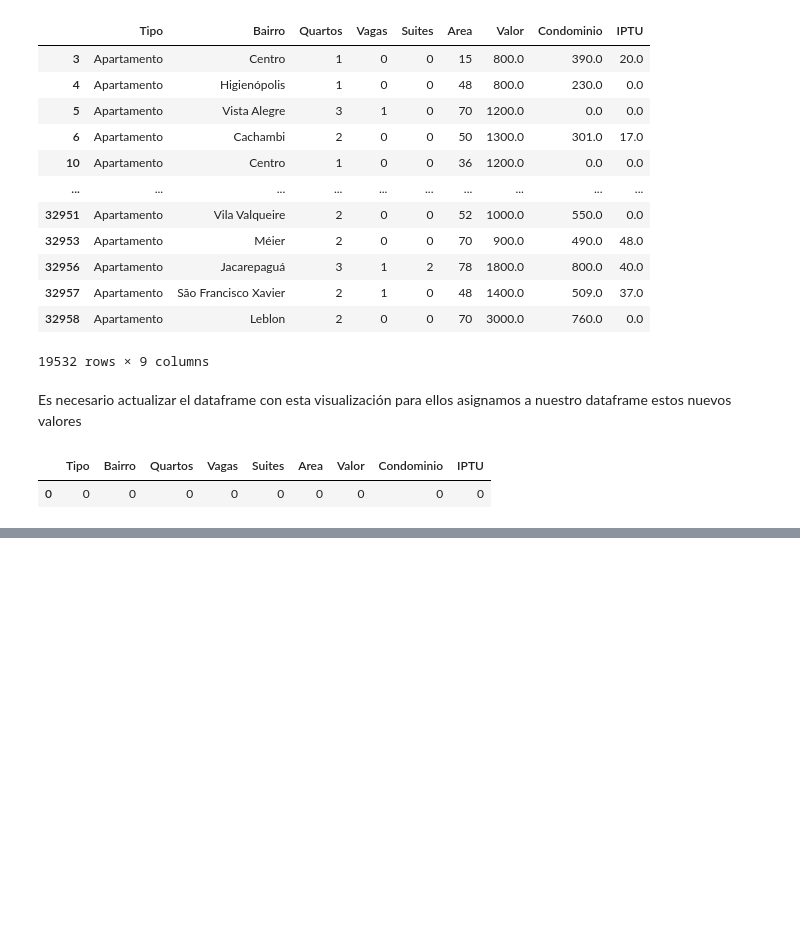
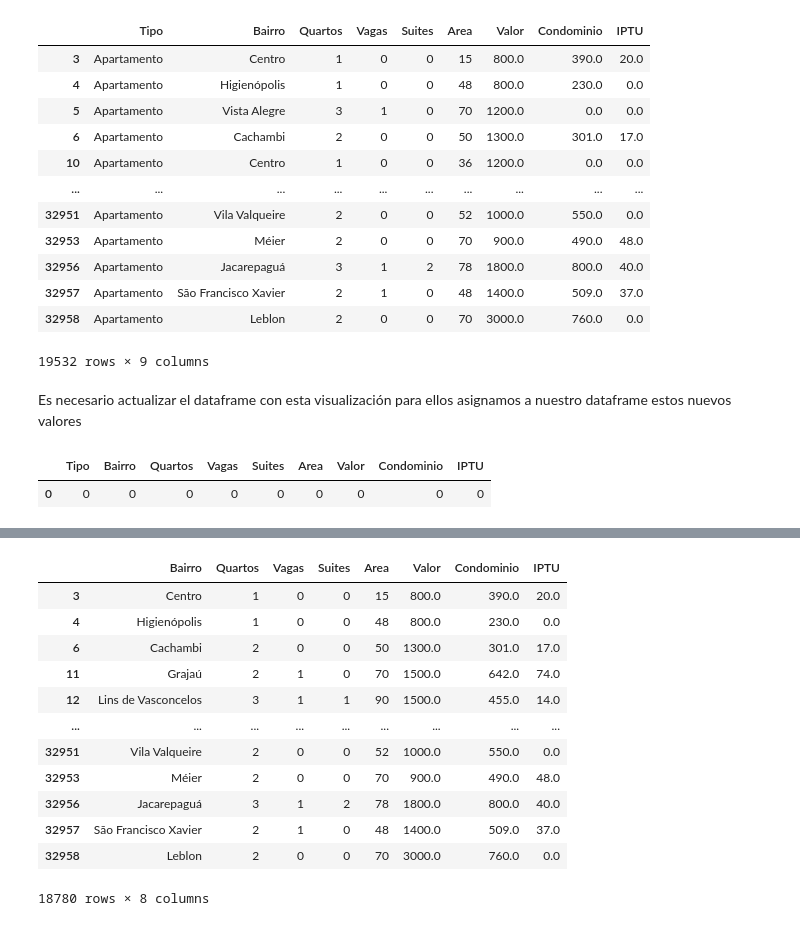
Before and after one commit to ygor-github/curso_conociendo_pandas, a Jupyter notebook: conociendo_pandas.ipynb, the cells around one changed output, grey strips where cells are left out. Drawn from its saved outputs; the diff is of its cells as text; code cells hidden in the pictures; blank space fills up the shorter version.

```diff
--- a/conociendo_pandas.ipynb
+++ b/conociendo_pandas.ipynb
@@ -476,0 +508,5 @@ tipo_apartamento.isnull().sum().to_frame().T
+# %%
+#Para eliminar estos elementos de nuestra tabla usaremos el metodo drop parando la variable creada en el paso anterior
+#el paramentro axis=0 para remover lineas, y axis=1 para remover columnas
+#el parametro inplace=True para salvar los cambios en el dataframe
+tipo_apartamento.drop(valores_cero, axis=0, inplace=True)
@@ -476,0 +526,21 @@ tipo_apartamento.isnull().sum().to_frame().T
+# %%
+#Ya que solo tenemos tipo "Apartamento" podemos eliminar utilizando drop
+#esta vez el axis será igual a 1 que es columna.
+tipo_apartamento.drop("Tipo", axis=1, inplace=True)
+# %%
+#Vamos a verificar que ya no esté la columna de tipo
+tipo_apartamento
+# %% [output]
+|  | Bairro | Quartos | Vagas | Suites | Area | Valor | Condominio | IPTU |
+| 3 | Centro | 1 | 0 | 0 | 15 | 800.0 | 390.0 | 20.0 |
+| 4 | Higienópolis | 1 | 0 | 0 | 48 | 800.0 | 230.0 | 0.0 |
+| 6 | Cachambi | 2 | 0 | 0 | 50 | 1300.0 | 301.0 | 17.0 |
+| 11 | Grajaú | 2 | 1 | 0 | 70 | 1500.0 | 642.0 | 74.0 |
+| 12 | Lins de Vasconcelos | 3 | 1 | 1 | 90 | 1500.0 | 455.0 | 14.0 |
+| ... | ... | ... | ... | ... | ... | ... | ... | ... |
+| 32951 | Vila Valqueire | 2 | 0 | 0 | 52 | 1000.0 | 550.0 | 0.0 |
+| 32953 | Méier | 2 | 0 | 0 | 70 | 900.0 | 490.0 | 48.0 |
+| 32956 | Jacarepaguá | 3 | 1 | 2 | 78 | 1800.0 | 800.0 | 40.0 |
+| 32957 | São Francisco Xavier | 2 | 1 | 0 | 48 | 1400.0 | 509.0 | 37.0 |
+| 32958 | Leblon | 2 | 0 | 0 | 70 | 3000.0 | 760.0 | 0.0 |
+18780 rows × 8 columns
```
Also changed, not shown: parts of 8 cells of this notebook.
